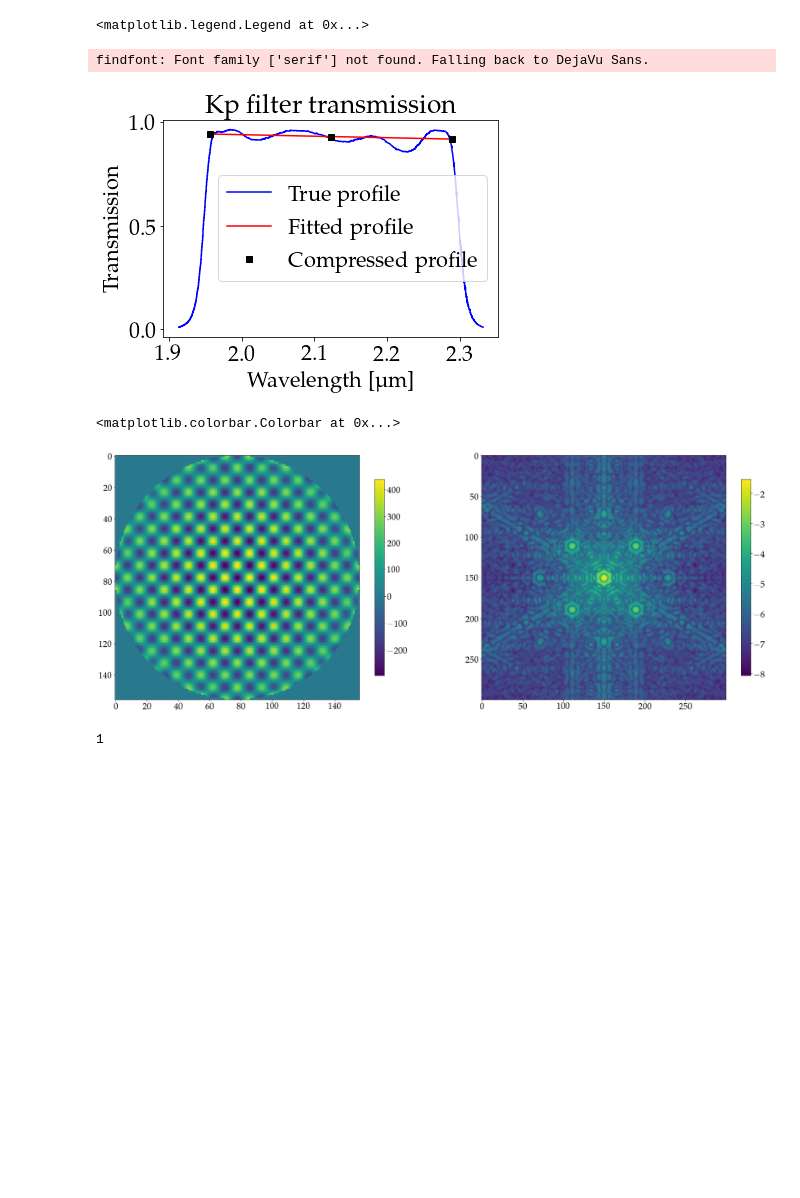
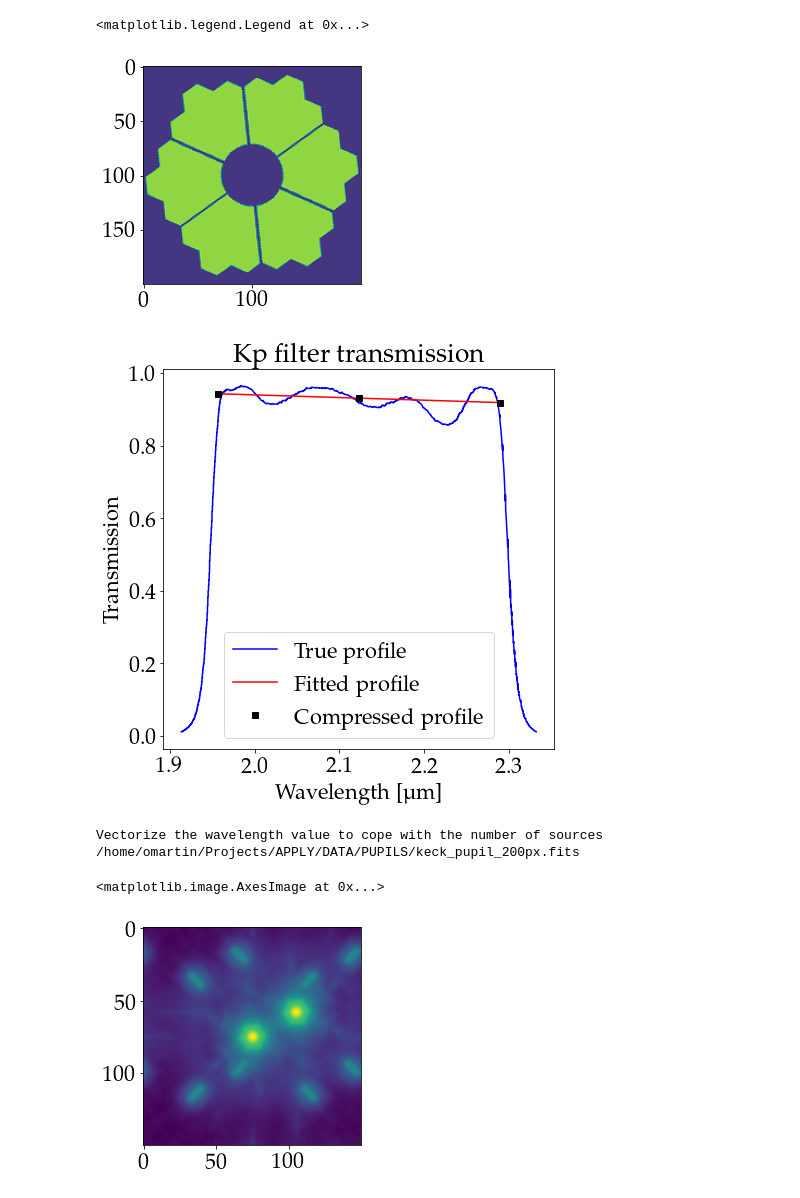
Before and after one commit to astro-tiptop/P3, a Jupyter notebook: examples/fit_Keck_Data.ipynb, the cells around one changed output. Drawn from its saved outputs; the diff is of its cells as text; code cells hidden in the pictures; blank space fills up the shorter version.

Commit message:
Debug the fourier code

```diff
--- a/examples/fit_Keck_Data.ipynb
+++ b/examples/fit_Keck_Data.ipynb
@@ -30,7 +41,7 @@ def getScale(hdr):
     return scales[hdr['CAMNAME']]
 
 def getPA(hdr):
-    return float(hdr['ROTPOSN']) - float(hdr['INSTANGL'])
+    return float(hdr['EL']) - float(hdr['ROTPOSN']) - float(hdr['INSTANGL'])
 
 def getCentralWavelength(hdr):
     return float(hdr['CENWAVE'])
@@ -84,38 +117,53 @@ WARNING: VerifyWarning: Invalid 'BLANK' keyword in header.  The 'BLANK' keyword
 airmass = float(hdr['AIRMASS'])
 nirc2PA = getPA(hdr)
 psInMas = getScale(hdr)
-
+#pupil
+PMSNAME = hdr['PMSNAME']
+if PMSNAME == 'largehex':
+    nPup     = 200
+    D        = 11.25
+    #keck_pup = segment(6,D,nPup,segAngle=60+nirc2PA)
+    #spider   = spiders([0,60,120],0.254,nPixels=nPup,symetric=True,D=D,cobs=0.2311,mskPup=True)
+    #keck_pup = np.abs(keck_pup.matrix) * spider.matrix
+    pupPath = '/home/omartin/Projects/APPLY/DATA/PUPILS/'
+    keck_pup = fits.getdata(pupPath+'keck_pupil_240px.fits')
+    keck_pup = FourierUtils.interpolateSupport(rotate(keck_pup,nirc2PA,reshape=False),nPup)
+    inner    = segment(6,D,nPup,segAngle=60+nirc2PA,shrinkCoeff=1301/10656)
+    keck_pup = keck_pup*(abs(inner.matrix)==0)
+    hdu     = fits.PrimaryHDU(keck_pup)
+    hdu.writeto(pupPath + 'keck_pupil_200px.fits',overwrite=True)
+plt.imshow(keck_pup)
 # spectral transmission
 # reading the .dat file
 (wvl_all,tr_all)= get_filter_profile(path_filter,hdr['FWINAME'])
 # fitting the transmission curve
 id_f    = tr_all > 0.9*tr_all.max()
 tr_f    = tr_all[id_f]
 wvl_f   = wvl_all[id_f]
 # linear regression
 p       = np.polyfit(wvl_f,tr_f,1)
 tr_f    = np.polyval(p,wvl_f)
 
 # compressing the profile for PSF fitting; more bins means longer PSF model computation
 nWvl    = 3
 wvl    = wvl_f.mean()
 wvlMin = wvl_f.min()
 wvlMax = wvl_f.max()
 bw     = wvlMax - wvlMin
 wvl_c  = np.linspace(wvlMin,wvlMax,nWvl)
 tr_c   = np.polyval(p,wvl_c)
 
 # plotting
-plt.figure()
+plt.figure(figsize=(7,7))
 plt.plot(wvl_all,tr_all,'b',label='True profile')
 plt.plot(wvl_f,tr_f,'r',label='Fitted profile')
 plt.plot(wvl_c,tr_c,'ks',label='Compressed profile')
 plt.xlabel('Wavelength [µm]')
 plt.ylabel('Transmission')
 plt.title(hdr['FWINAME']+' filter transmission')
 plt.legend()
 # %% [output]
 <matplotlib.legend.Legend at 0x...>
-findfont: Font family ['serif'] not found. Falling back to DejaVu Sans.
-[figure, old version]
+[figure, new version]
+[figure, added]
 # %%
@@ -154,21 +207,22 @@ psfao    = psfao21(path_ini)
 # %%
-# check the model
-xstat = np.random.randn(37)*500
+# CHECKING THE MODEL
+psfao = psfao21(path_ini)
+xstat = np.random.randn(37)*0
 xstat = np.zeros(37)
 xstat[-1] = 100
-x0    = [0,4e-3,0,1e-2,1,0,1.7,0,0,0,1,0,0,0] + list(xstat)
+x0    = [2,4e-3,2,1e-2,1,0,1.7,0,0,0]+ [1,1] + list(xSrc) + list(ySrc) + [0] + list(xstat)
 psf   = psfao(x0)
 opdMap= psfao.phaseMap*psfao.wvlRef*1e9/2/np.pi
-
-fig , axs = plt.subplots(1,2,figsize=(30,30))
-pcm = axs[0].imshow(opdMap)
-fig.colorbar(pcm,ax=axs[0],shrink=0.3)
-pcm = axs[1].imshow(np.log10(psf))
-fig.colorbar(pcm,ax=axs[1],shrink=0.3)
+plt.imshow(np.log10(psf))
+#fig , axs = plt.subplots(1,3,figsize=(30,30))
+#pcm = axs[0].imshow(psfao.tel.pupil)
+#fig.colorbar(pcm,ax=axs[0],shrink=0.2)
+#pcm = axs[1].imshow(opdMap)
+#fig.colorbar(pcm,ax=axs[1],shrink=0.2)
+#pcm = axs[2].imshow(np.log10(psf))
+#fig.colorbar(pcm,ax=axs[2],shrink=0.2)
 # %% [output]
-<matplotlib.colorbar.Colorbar at 0x...>
+Vectorize the wavelength value to cope with the number of sources
+/home/omartin/Projects/APPLY/DATA/PUPILS/keck_pupil_200px.fits
+<matplotlib.image.AxesImage at 0x...>
-[figure, old version]
+[figure, new version]
-# %%
-psfao.nWvl
-# %% [output]
-1
```
Also changed, not shown: parts of 7 cells of this notebook, 6 other files.
